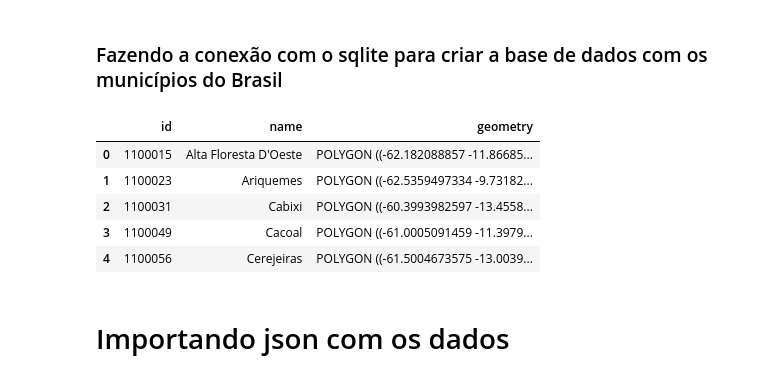
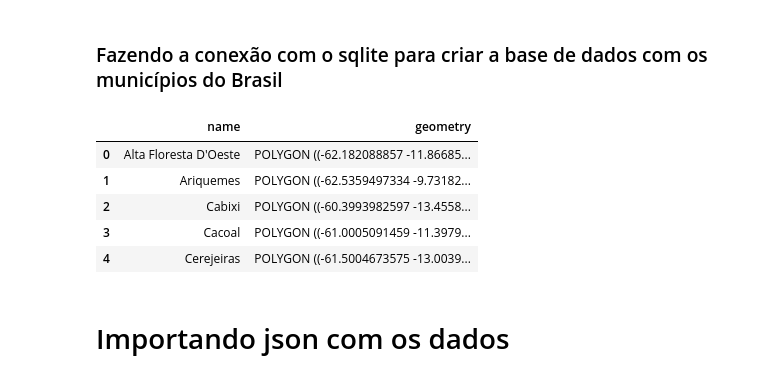
Before and after one commit to biancarvalho/banco-de-dados, a Jupyter notebook: A2/a2.ipynb, the cells around one changed output. Drawn from its saved outputs; the diff is of its cells as text; code cells hidden in the pictures.

```diff
--- a/A2/a2.ipynb
+++ b/A2/a2.ipynb
@@ -54,14 +53,16 @@ conn.commit()
 # %%
 br.to_sql('brasil', con=conn, if_exists='replace')
 conn.commit()
-br.head()
-# %% [output]
-|  | id | name | geometry |
-| 0 | 1100015 | Alta Floresta D'Oeste | POLYGON ((-62.182088857 -11.86685... |
-| 1 | 1100023 | Ariquemes | POLYGON ((-62.5359497334 -9.73182... |
-| 2 | 1100031 | Cabixi | POLYGON ((-60.3993982597 -13.4558... |
-| 3 | 1100049 | Cacoal | POLYGON ((-61.0005091459 -11.3979... |
-| 4 | 1100056 | Cerejeiras | POLYGON ((-61.5004673575 -13.0039... |
+# %%
+br = pd.read_sql('SELECT name, geometry FROM brasil', conn)
+br.head()
+# %% [output]
+|  | name | geometry |
+| 0 | Alta Floresta D'Oeste | POLYGON ((-62.182088857 -11.86685... |
+| 1 | Ariquemes | POLYGON ((-62.5359497334 -9.73182... |
+| 2 | Cabixi | POLYGON ((-60.3993982597 -13.4558... |
+| 3 | Cacoal | POLYGON ((-61.0005091459 -11.3979... |
+| 4 | Cerejeiras | POLYGON ((-61.5004673575 -13.0039... |
 # %% [markdown]
 # Importando json com os dados
 # %% [markdown]
```
Also changed, not shown: parts of 7 cells of this notebook.
